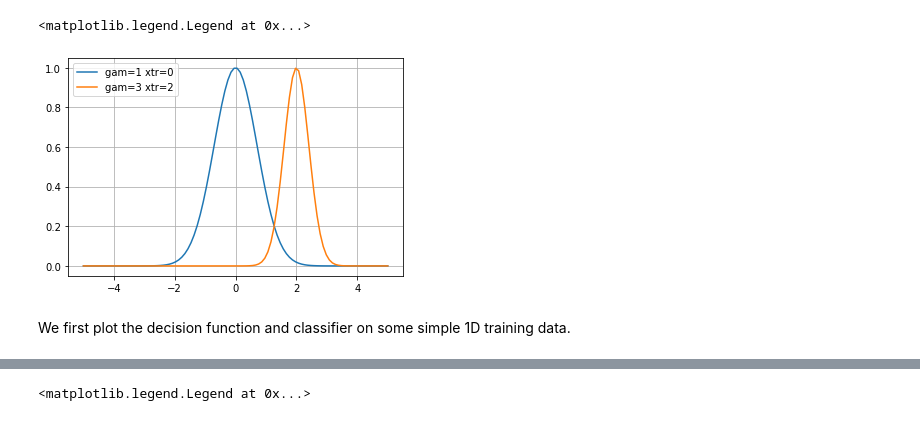
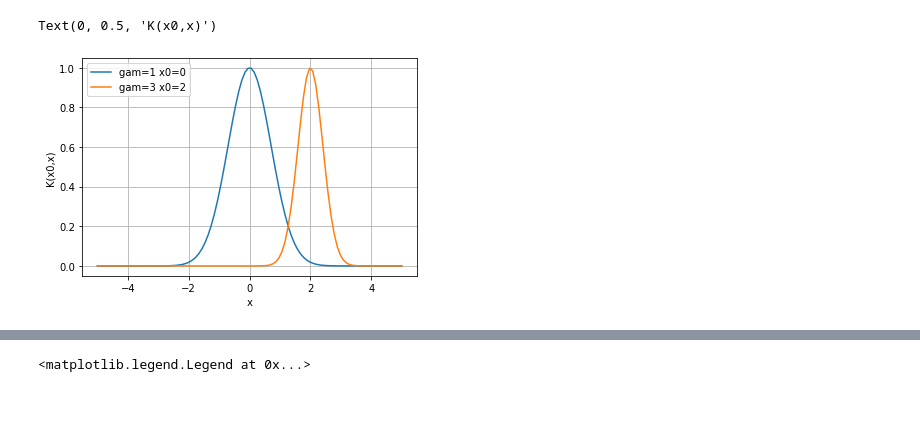
Before and after one commit to sdrangan/introml, a Jupyter notebook: unit08_svm/demo2_kernels.ipynb, the cells around one changed output, grey strips where cells are left out. Cells and saved outputs as stored; diff of their text form; code cells hidden in the pictures.

```diff
--- a/unit08_svm/demo2_kernels.ipynb
+++ b/unit08_svm/demo2_kernels.ipynb
@@ -38,17 +31,17 @@ is the standard Gaussian bell curve centered at `x=xtr` with width `1/gamma`.  W
 # %%
-gam_plot = [1,3]
-xtr_plot = [0,2]
+gam_plot = [1, 3]
+x0_plot = [0,2]
 x = np.linspace(-5,5,100)
 leg_str = []
-for gam, xtr in zip(gam_plot, xtr_plot):
-    ker = np.exp(-gam*(x-xtr)**2)
+for gam, x0 in zip(gam_plot, x0_plot):
+    ker = np.exp(-gam*(x-x0)**2)
     plt.plot(x, ker)
-    leg = 'gam=%d xtr=%d' % (gam, xtr)
+    leg = 'gam=%d x0=%d' % (gam, x0)
     leg_str.append(leg)
 plt.grid()
 plt.legend(leg_str)
+plt.xlabel('x')
+plt.ylabel('K(x0,x)')
 # %% [output]
-<matplotlib.legend.Legend at 0x...>
+Text(0, 0.5, 'K(x0,x)')
-[figure, old version]
+[figure, new version]
-# %% [markdown]
-We first plot the decision function and classifier on some simple 1D training data.
```
Also changed, not shown: parts of 18 cells of this notebook, 3 other files.
